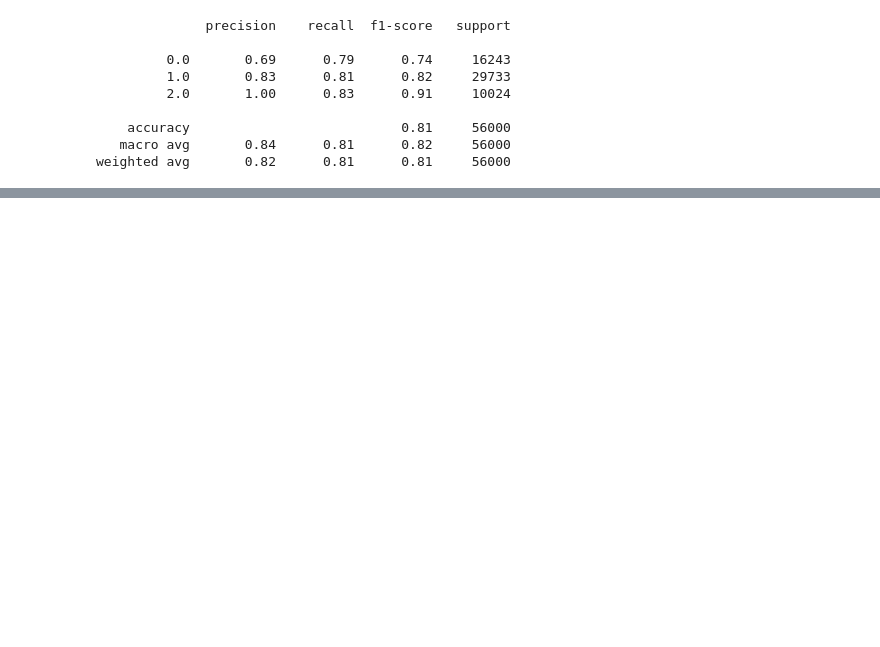
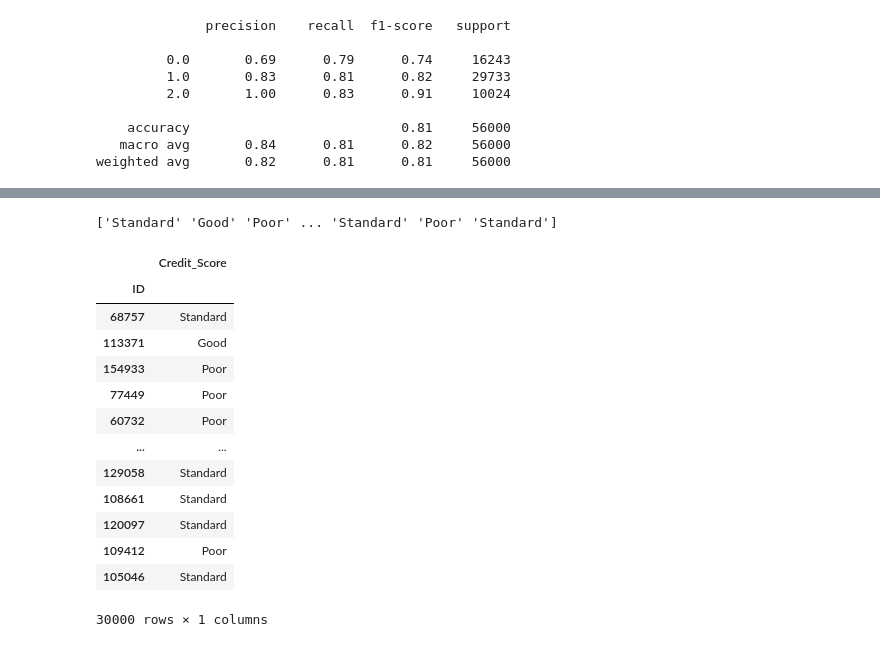
Before and after one commit to Behachee/Credit-Score-Classification, a Jupyter notebook: 2- Pre-Processing/Pre_processing-Theo.ipynb, the cells around one changed output, grey strips where cells are left out. Saved outputs shown, nothing was run; the diff lists cells and outputs as text; code cells hidden in the pictures; blank space fills up the shorter version.

```diff
--- a/2- Pre-Processing/Pre_processing-Theo.ipynb
+++ b/2- Pre-Processing/Pre_processing-Theo.ipynb
@@ -420,0 +371,2 @@ KeyboardInterrupt:
+# %%
+RandomForest = make_pipeline(preprocessor, RandomForestClassifier(max_depth=60, min_samples_split=2, n_estimators=2000, random_state=0))
@@ -420,0 +384,6 @@ KeyboardInterrupt:
+# %%
+X_train,y_train = preprocessing(train_data, 'train')
+RandomForest.fit(X_train, y_train)
+X_test = preprocessing(test_data, 'test')
+list_of_predictions = RandomForest.predict(X_test)
+list_of_predictions
@@ -420,0 +401,34 @@ KeyboardInterrupt:
+# %%
+def replace_array_elements(original_array):
+    replacement_map = {
+        0: 'Poor',
+        1: 'Standard',
+        2: 'Good'
+    }
+
+    modified_array = np.array([replacement_map[value] for value in original_array])
+    return modified_array
+
+# Exemple d'utilisation
+list_of_predictions = replace_array_elements(list_of_predictions)
+print(list_of_predictions)
+# %% [output]
+['Standard' 'Good' 'Poor' ... 'Standard' 'Poor' 'Standard']
+# %%
+df = pd.DataFrame({'Credit_Score': list_of_predictions}, index=X_test.index)
+df
+# %% [output]
+|  | Credit_Score |
+| ID |  |
+| 68757 | Standard |
+| 113371 | Good |
+| 154933 | Poor |
+| 77449 | Poor |
+| 60732 | Poor |
+| ... | ... |
+| 129058 | Standard |
+| 108661 | Standard |
+| 120097 | Standard |
+| 109412 | Poor |
+| 105046 | Standard |
+30000 rows × 1 columns
```
Also changed, not shown: parts of 7 cells of this notebook, 1 other file.
